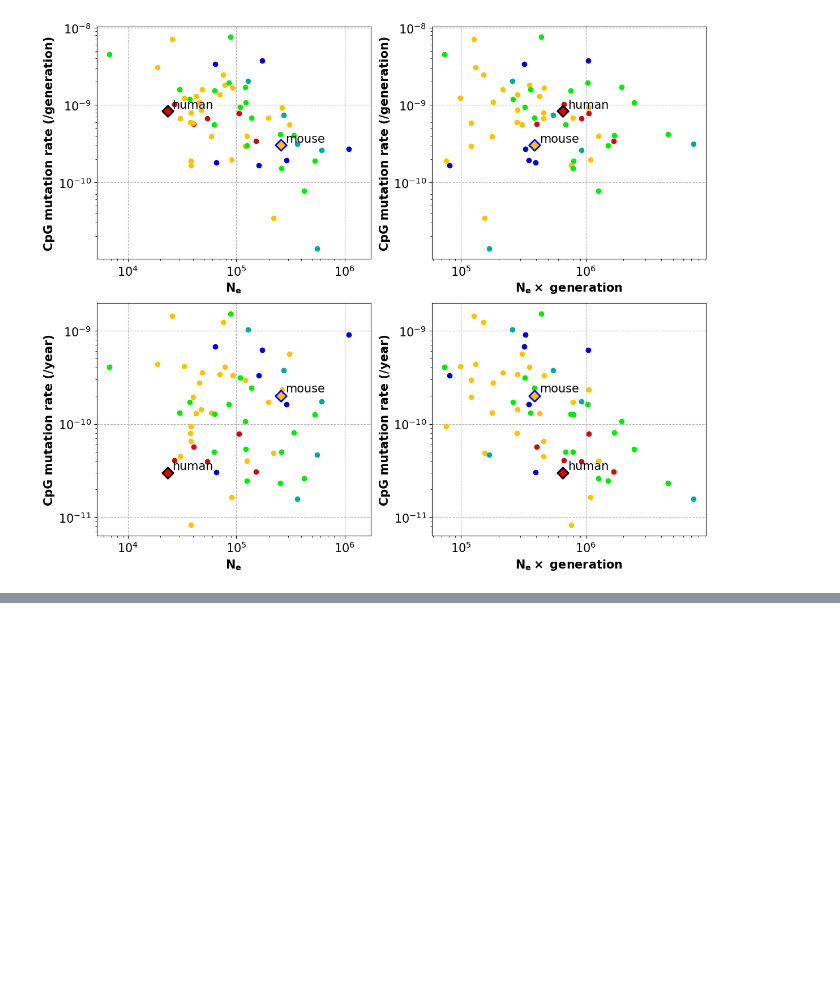
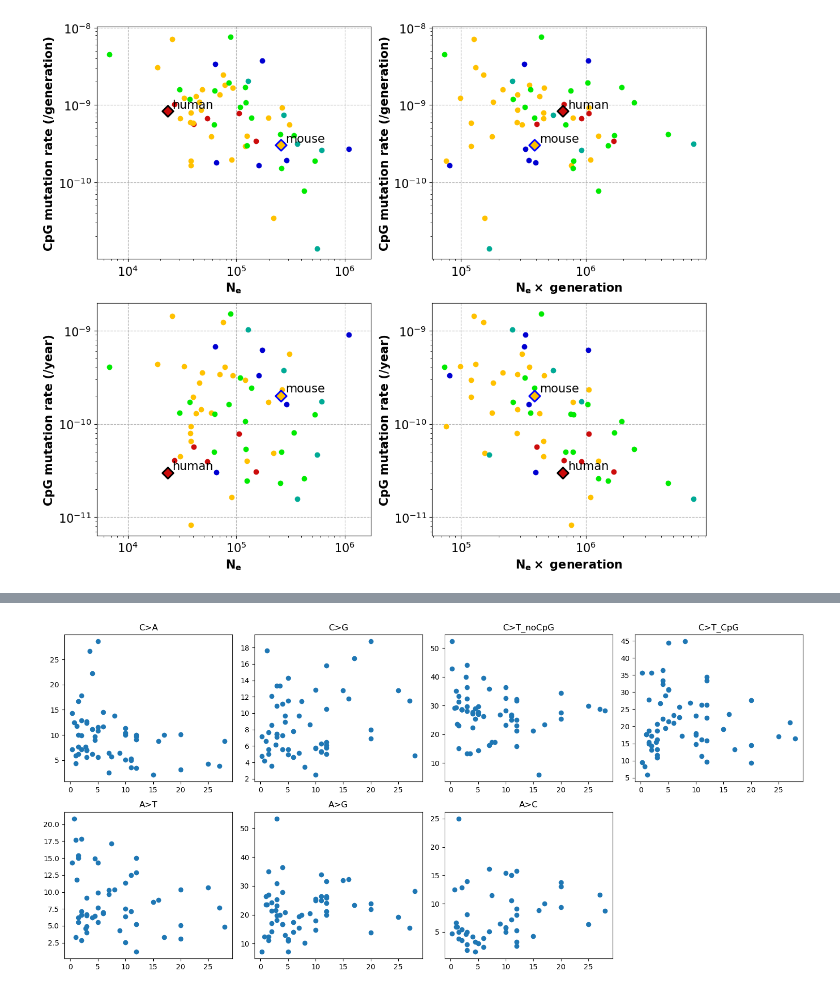
Before and after one commit to harrispopgen/clocklike-DBH, a Jupyter notebook: DBH_bergeron_data.ipynb, the cells around one changed output, grey strips where cells are left out. Saved outputs shown, nothing was run; the diff lists cells and outputs as text; code cells hidden in the pictures; blank space fills up the shorter version.

Commit message:
added function to plot proportion of mutation subtypes vs generation time

```diff
--- a/DBH_bergeron_data.ipynb
+++ b/DBH_bergeron_data.ipynb
@@ -269,0 +336,17 @@ generate_dbh_plot_CpG_mutation_rate(df_div, vertebrate_group_name2idx_map)
+# %%
+def plot_helper(df, ax, type_label):
+    ax.scatter(df["Generation time"], df[f"{type_label}"])
+    ax.set_title(type_label[:-2])
+
+def plot_rate_vs_gen_time():
+    fig, ax = plt.subplots(2, 4, figsize=(15,7))
+    mutation_types = ["C>A_%", "C>G_%", "C>T_noCpG_%", "C>T_CpG_%", "A>T_%", "A>G_%", "A>C_%"]
+    for idx, mt in enumerate(mutation_types):
+        df = pd.read_csv(f"./output/mutation_subtype_vs_gen_time/csv/{mt}.csv")
+        r, c = idx // 4, idx % 4
+        plot_helper(df, ax[r,c], mt)
+    fig.delaxes(ax[1,3])
+
+plot_rate_vs_gen_time()
+# %% [output]
+[figure, added]
```
Also changed, not shown: parts of 2 cells of this notebook.
